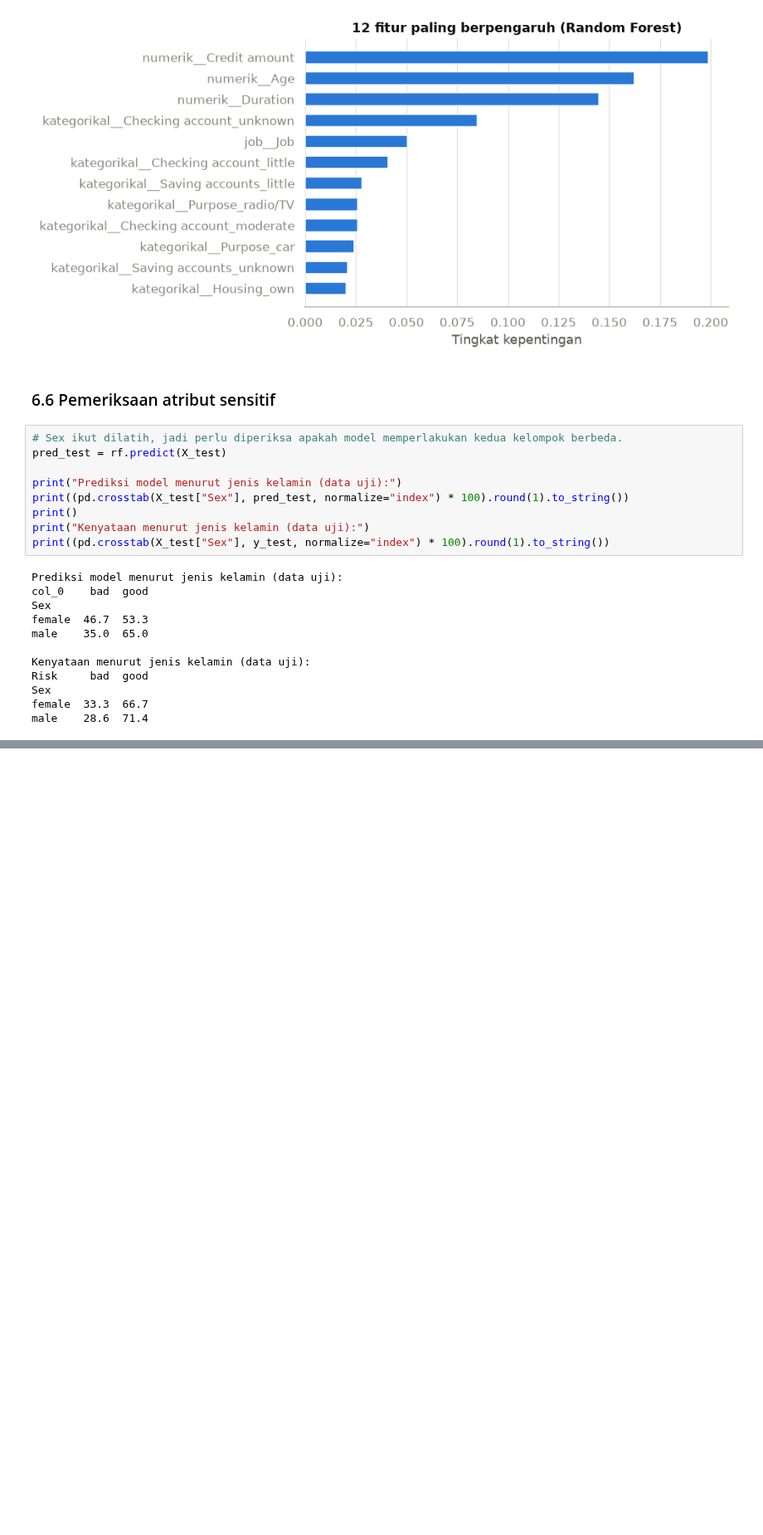
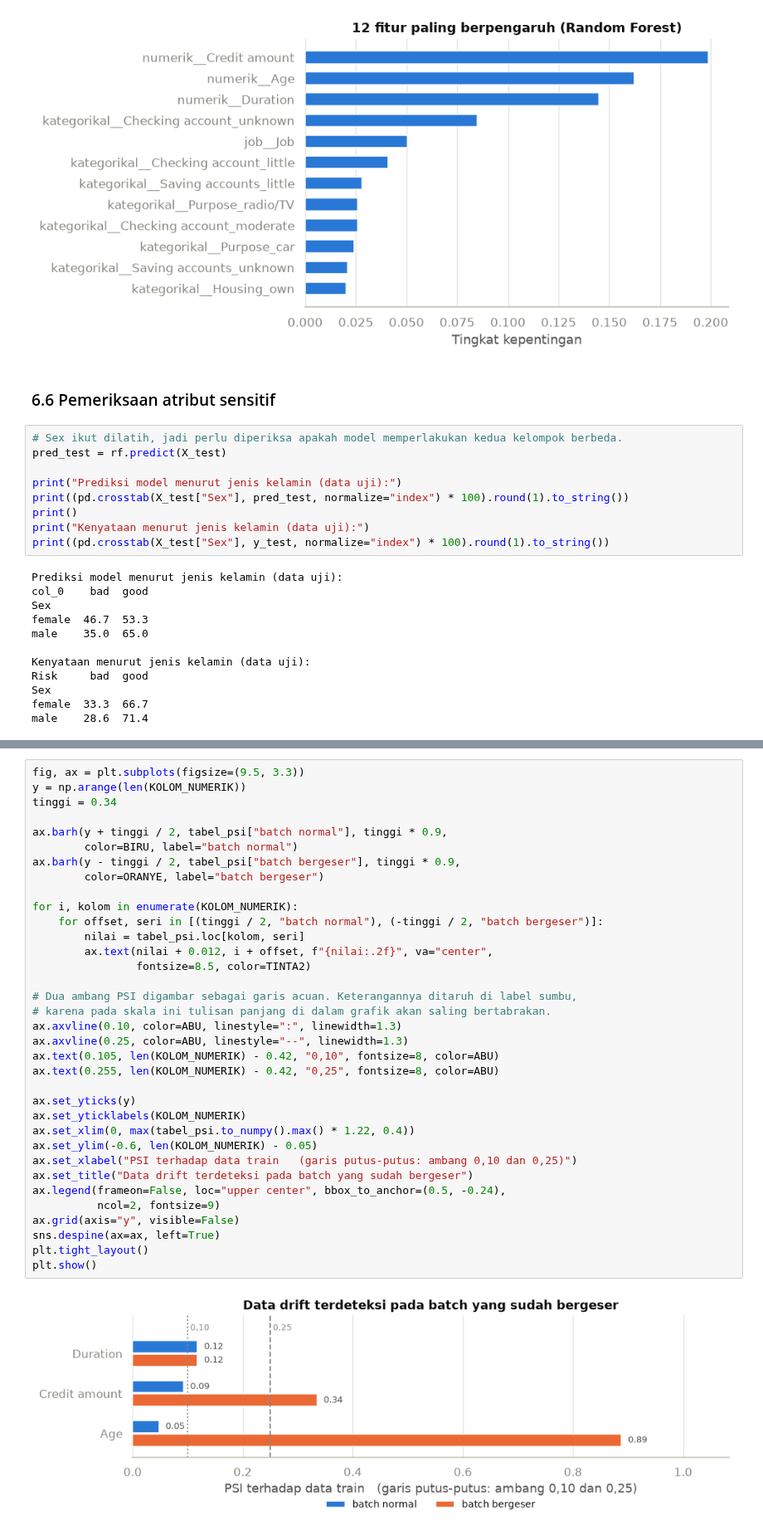
Before and after one commit to DijiLione/German-Credit-Risk-Data-Analyst2, a Jupyter notebook: German_Credit_ML.ipynb, the cells around one changed output, grey strips where cells are left out. Shown at 83% size. Saved outputs shown, nothing was run; the diff lists cells and outputs as text; blank space fills up the shorter version.

```diff
--- a/German_Credit_ML.ipynb
+++ b/German_Credit_ML.ipynb
@@ -864,0 +1381,37 @@ male    28.6  71.4
+# %%
+fig, ax = plt.subplots(figsize=(9.5, 3.3))
+y = np.arange(len(KOLOM_NUMERIK))
+tinggi = 0.34
+
+ax.barh(y + tinggi / 2, tabel_psi["batch normal"], tinggi * 0.9,
+        color=BIRU, label="batch normal")
+ax.barh(y - tinggi / 2, tabel_psi["batch bergeser"], tinggi * 0.9,
+        color=ORANYE, label="batch bergeser")
+
+for i, kolom in enumerate(KOLOM_NUMERIK):
+    for offset, seri in [(tinggi / 2, "batch normal"), (-tinggi / 2, "batch bergeser")]:
+        nilai = tabel_psi.loc[kolom, seri]
+        ax.text(nilai + 0.012, i + offset, f"{nilai:.2f}", va="center",
+                fontsize=8.5, color=TINTA2)
+
+# Dua ambang PSI digambar sebagai garis acuan. Keterangannya ditaruh di label sumbu,
+# karena pada skala ini tulisan panjang di dalam grafik akan saling bertabrakan.
+ax.axvline(0.10, color=ABU, linestyle=":", linewidth=1.3)
+ax.axvline(0.25, color=ABU, linestyle="--", linewidth=1.3)
+ax.text(0.105, len(KOLOM_NUMERIK) - 0.42, "0,10", fontsize=8, color=ABU)
+ax.text(0.255, len(KOLOM_NUMERIK) - 0.42, "0,25", fontsize=8, color=ABU)
+
+ax.set_yticks(y)
+ax.set_yticklabels(KOLOM_NUMERIK)
+ax.set_xlim(0, max(tabel_psi.to_numpy().max() * 1.22, 0.4))
+ax.set_ylim(-0.6, len(KOLOM_NUMERIK) - 0.05)
+ax.set_xlabel("PSI terhadap data train   (garis putus-putus: ambang 0,10 dan 0,25)")
+ax.set_title("Data drift terdeteksi pada batch yang sudah bergeser")
+ax.legend(frameon=False, loc="upper center", bbox_to_anchor=(0.5, -0.24),
+          ncol=2, fontsize=9)
+ax.grid(axis="y", visible=False)
+sns.despine(ax=ax, left=True)
+plt.tight_layout()
+plt.show()
+# %% [output]
+[figure, added]
```
Also changed, not shown: parts of 39 cells of this notebook.
